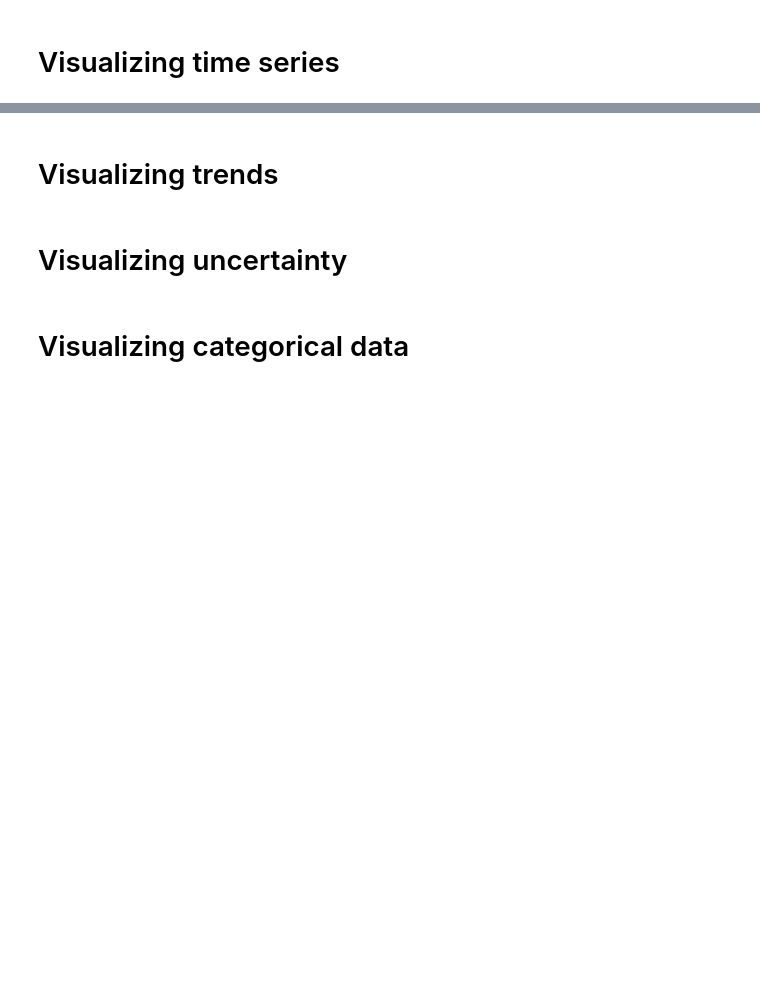
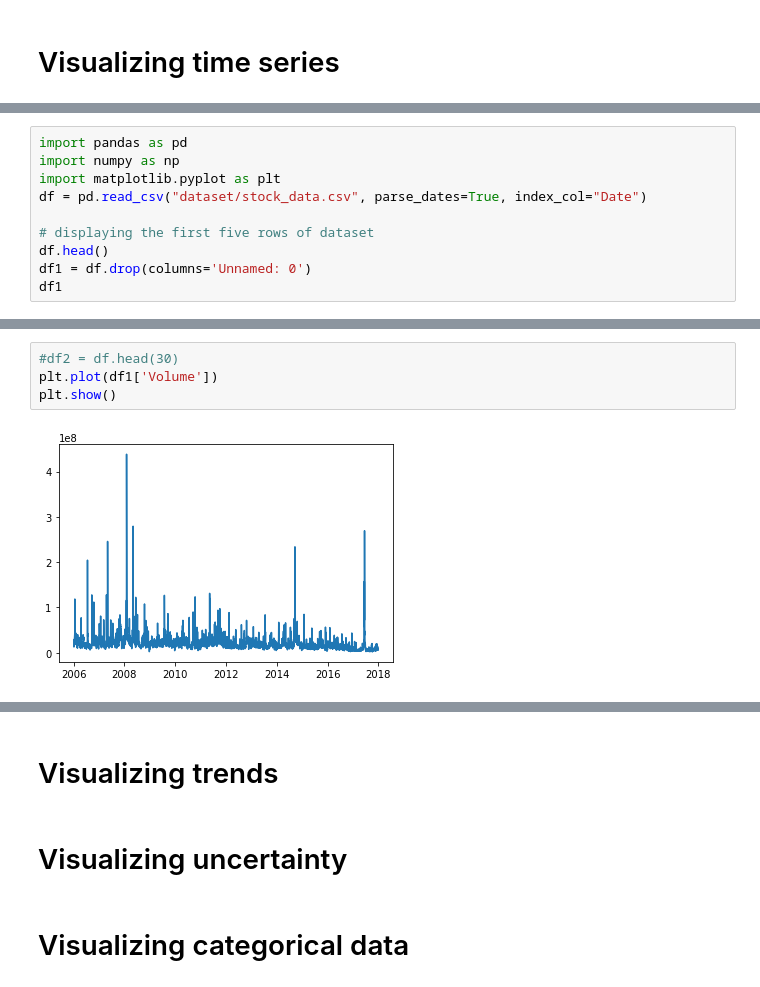
Before and after one commit to rahulbbs/pandas, a Jupyter notebook: Data_visualization_with_python.ipynb, the cells around one changed output, grey strips where cells are left out. Drawn from its saved outputs; the diff is of its cells as text; blank space fills up the shorter version.

Commit message:
data_visuvalization_with_python1

```diff
--- a/Data_visualization_with_python.ipynb
+++ b/Data_visualization_with_python.ipynb
@@ -715,0 +749,10 @@ SyntaxError: invalid syntax (1525427654.py, line 1)
+# %%
+import pandas as pd
+import numpy as np
+import matplotlib.pyplot as plt
+df = pd.read_csv("dataset/stock_data.csv", parse_dates=True, index_col="Date")
+
+# displaying the first five rows of dataset
+df.head()
+df1 = df.drop(columns='Unnamed: 0')
+df1
@@ -715,0 +774,6 @@ SyntaxError: invalid syntax (1525427654.py, line 1)
+# %%
+#df2 = df.head(30)
+plt.plot(df1['Volume'])
+plt.show()
+# %% [output]
+[figure, added]
```
Also changed, not shown: parts of 10 cells of this notebook.
